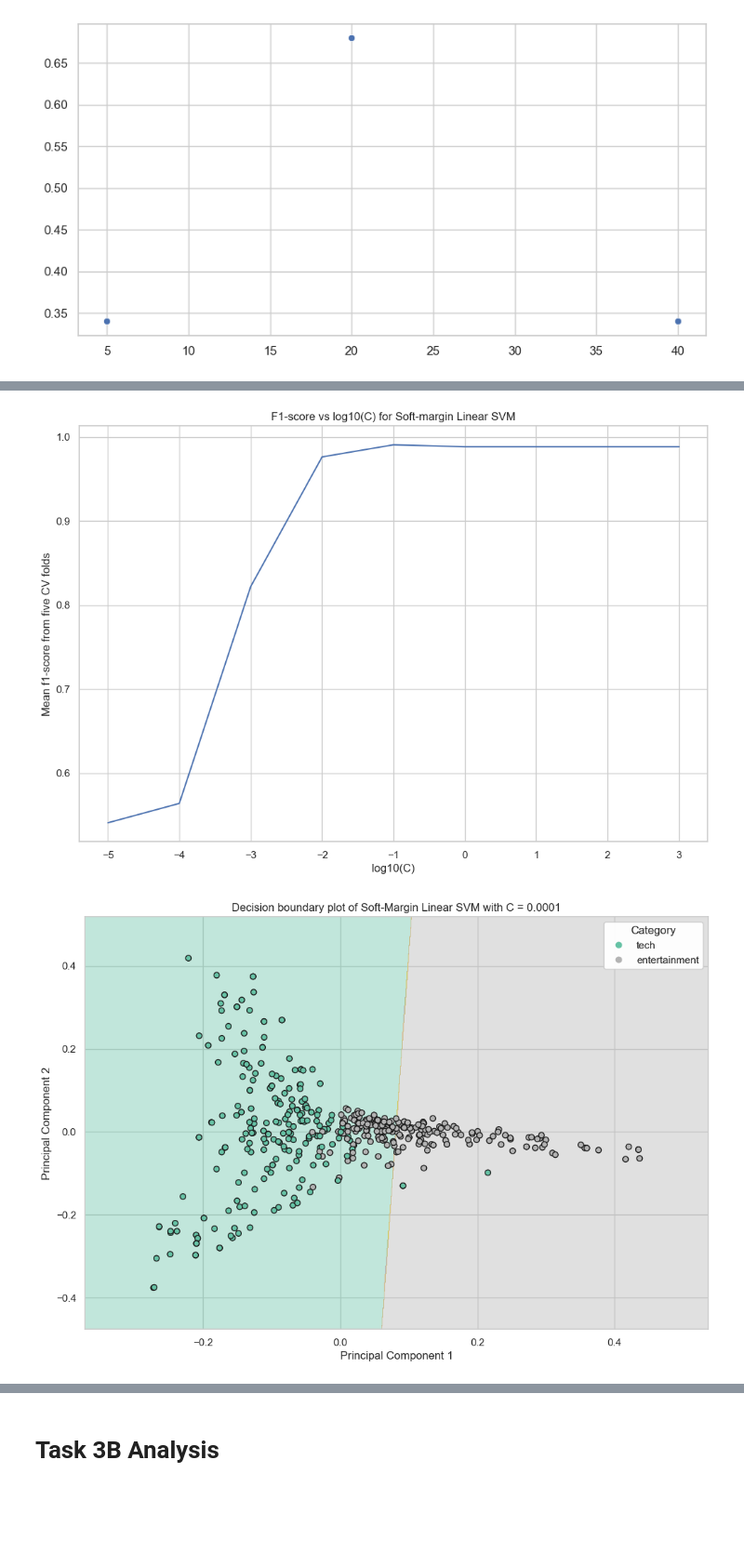
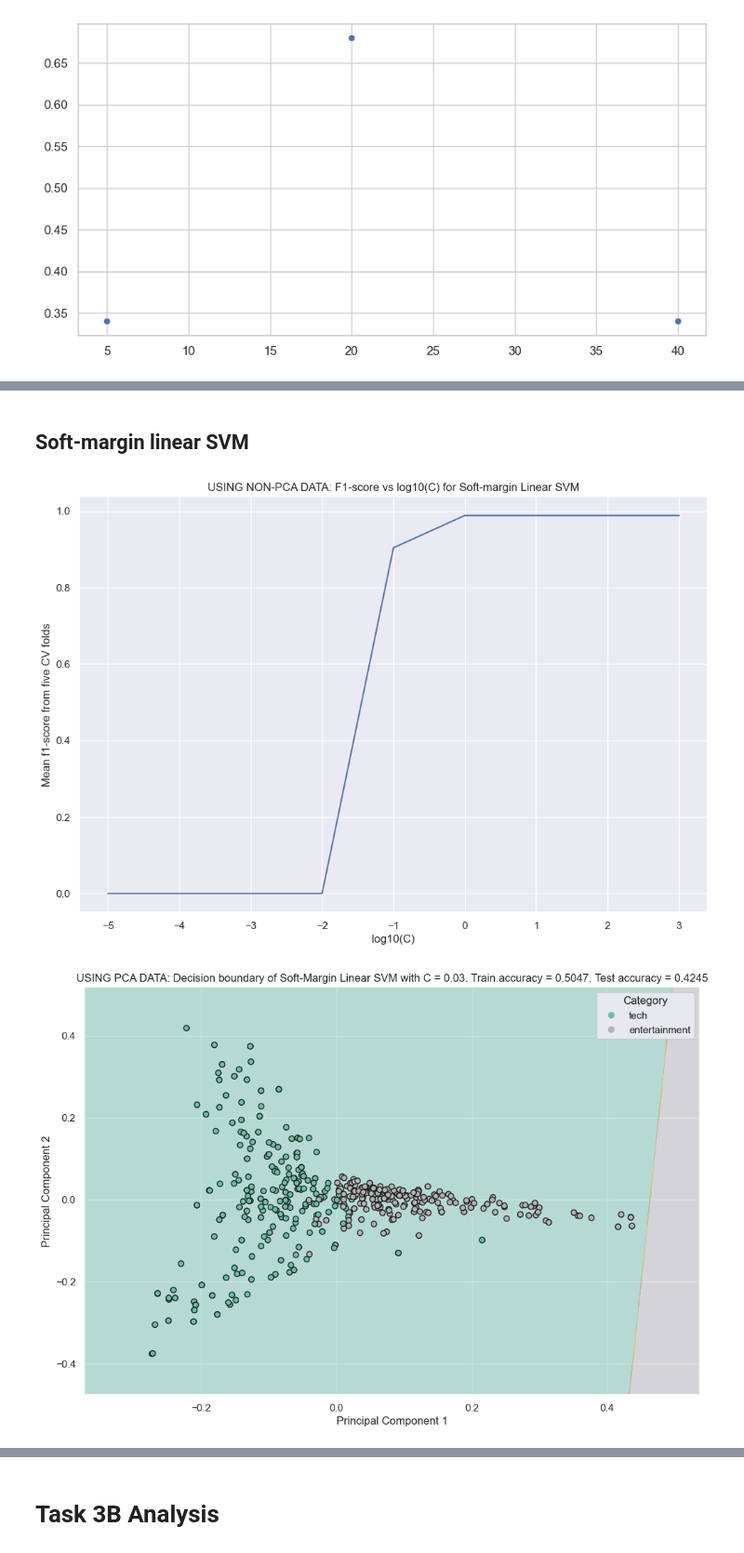
Before and after one commit to mattalajas/Assignment-3-Group-11, a Jupyter notebook: Model_Classification.ipynb, the cells around one changed output, grey strips where cells are left out. Shown at 93% size. Drawn from its saved outputs; the diff is of its cells as text; code cells hidden in the pictures; blank space fills up the shorter version.

```diff
--- a/Model_Classification.ipynb
+++ b/Model_Classification.ipynb
@@ -142,7 +155,4 @@ plt.plot()
 # %%
-from sklearn import svm
-
-
 np.random.seed(5)
 
 
@@ -178,7 +188,7 @@ for g in grange3:
 # Draw log10(Gamma) vs F1-score plot
 hyp_df = pd.DataFrame(hyp_arr, columns=["Mean f1-score from five CV folds", "log10(gamma)"])
 hyp_ax = sns.lineplot(hyp_df, x="log10(gamma)", y="Mean f1-score from five CV folds")
-hyp_ax.set_title("F1-score vs log10(Gamma) for Hard-margin RBF kernel SVM")
+hyp_ax.set_title("USING NON PCA DATA: F1-score vs log10(Gamma) for Hard-margin RBF kernel SVM")
 
 
 
@@ -196,7 +206,7 @@ pca_X_test = pd.DataFrame(vector, index=prep_X_test.index, columns=["x1", "x2"])
 
 
 
-gvals = [10 **(-8), 10 ** (-4), 10 ** (-2), 0.1, 1, 10, 100, 1000]
+gvals = [10 **(-8), 10 **(-4), 10 ** (-3), 10 ** (-2), 0.1, 1, 10, 100, 1000]
 
 
 for g in gvals:
@@ -204,8 +214,8 @@ for g in gvals:
 
     rbf_svc.fit(pca_X_train,Y_train)
 
-    preds = rbf_svc.predict(pca_X_test)
-    score = rbf_svc.score(pca_X_test, Y_test)
+    test_score = rbf_svc.score(pca_X_test, Y_test)
+    train_score = rbf_svc.score(pca_X_train, Y_train)
 
 
     # Print PCA decision boundaries.
@@ -222,9 +232,11 @@ for g in gvals:
     ax.add_artist(leg)
 
     if g < 1:
-        disp.ax_.set_title("Decision boundary plot of Hard-margin RBF kernel SVM with C = %0.1g" % (g))
+        disp.ax_.set_title("USING PCA DATA: Decision boundary of Hard-margin RBF kernel SVM with gamma = %0.1g. Train accuracy = %0.4f. Test accuracy = %0.4f."
+                           % (g, train_score, test_score))
     else:
-        disp.ax_.set_title("Decision boundary plot of Hard-margin RBF kernel SVM with C = %i" % (g))
+        disp.ax_.set_title("USING PCA DATA: Decision boundary of Hard-margin RBF kernel SVM with gamma = %i. Train accuracy = %0.4f. Test accuracy = %0.4f."
+                           % (g, train_score, test_score))
 
     plt.show()
 # %% [output]
@@ -242,3 +271,5 @@ for g in gvals:
+# %% [markdown]
+## Soft-margin linear SVM
 # %%
 hyp_log = []
 scores = []
@@ -251,7 +282,7 @@ crange = np.logspace(-5, 3, num = 9)
 count = 0
 
 for c in crange:
-    clf = svm.LinearSVC(C=c)
+    clf = svm.SVC(kernel="linear", C=c)
     cvscores = cross_val_score(clf, prep_X_train, Y_train, cv=5, scoring="f1")
     hyp_arr[count] = (cvscores.mean(), np.log10(c))
     count += 1
@@ -262,7 +293,7 @@ for c in crange:
 # Draw log10(C) vs F1-score plot
 hyp_df = pd.DataFrame(hyp_arr, columns=["Mean f1-score from five CV folds", "log10(C)"])
 hyp_ax = sns.lineplot(hyp_df, x="log10(C)", y="Mean f1-score from five CV folds")
-hyp_ax.set_title("F1-score vs log10(C) for Soft-margin Linear SVM")
+hyp_ax.set_title("USING NON-PCA DATA: F1-score vs log10(C) for Soft-margin Linear SVM")
 
 
 
@@ -278,40 +309,42 @@ vector = pca_transformer.transform(prep_X_test)
 pca_X_test = pd.DataFrame(vector, index=prep_X_test.index, columns=["x1", "x2"])
 
 
-cvals = [10**(-4), 10**(-3), 10**(-1), 10**2, 10**4]
+cvals = [10**(-1.5), 10**(-1.2), 10**(-1), 10**2, 10**4]
 
 
 
 for c in cvals:
-    lin_svc = svm.LinearSVC(C=c)
+    lin_svc = svm.SVC(kernel="linear", C=c)
 
     lin_svc.fit(pca_X_train,Y_train)
 
-    preds = lin_svc.predict(pca_X_test)
-    score = lin_svc.score(pca_X_test, Y_test)
+    test_score = lin_svc.score(pca_X_test, Y_test)
+    train_score = lin_svc.score(pca_X_train, Y_train)
 
 
 
     # Print PCA decision boundaries.
     _, ax = plt.subplots()
     plt.rcParams['figure.figsize'] = (12, 8)
 
     disp = DecisionBoundaryDisplay.from_estimator(lin_svc, pca_X_train, response_method="predict", ax=ax,
                                                   alpha=0.4, cmap="Set2", grid_resolution=1000, eps=0.1,
                                                   xlabel="Principal Component 1", ylabel="Principal Component 2")
 
 
     labels = ["tech","entertainment"]
     scatterpath = ax.scatter(pca_X_train["x1"], pca_X_train["x2"], c=Y_train, edgecolor="k", cmap="Set2")
     leg = ax.legend(scatterpath.legend_elements()[0], labels, loc="upper right", title="Category")
     ax.add_artist(leg)
 
     if c < 1:
-        disp.ax_.set_title("Decision boundary plot of Soft-Margin Linear SVM with C = %0.1g" % (c))
+        disp.ax_.set_title("USING PCA DATA: Decision boundary of Soft-Margin Linear SVM with C = %0.1g. Train accuracy = %0.4f. Test accuracy = %0.4f"
+                           % (c, train_score, test_score))
     else:
-        disp.ax_.set_title("Decision boundary plot of Soft-Margin Linear SVM with C = %i" % (c))
+        disp.ax_.set_title("USING PCA DATA: Decision boundary of Soft-Margin Linear SVM with C = %i. Train accuracy = %0.4f. Test accuracy = %0.4f"
+                           % (c, train_score, test_score))
 
     plt.show()
 # %% [output]
-[figure, old version]
+[figure, new version]
-[figure, old version]
+[figure, new version]
```
Also changed, not shown: parts of 21 cells of this notebook.
